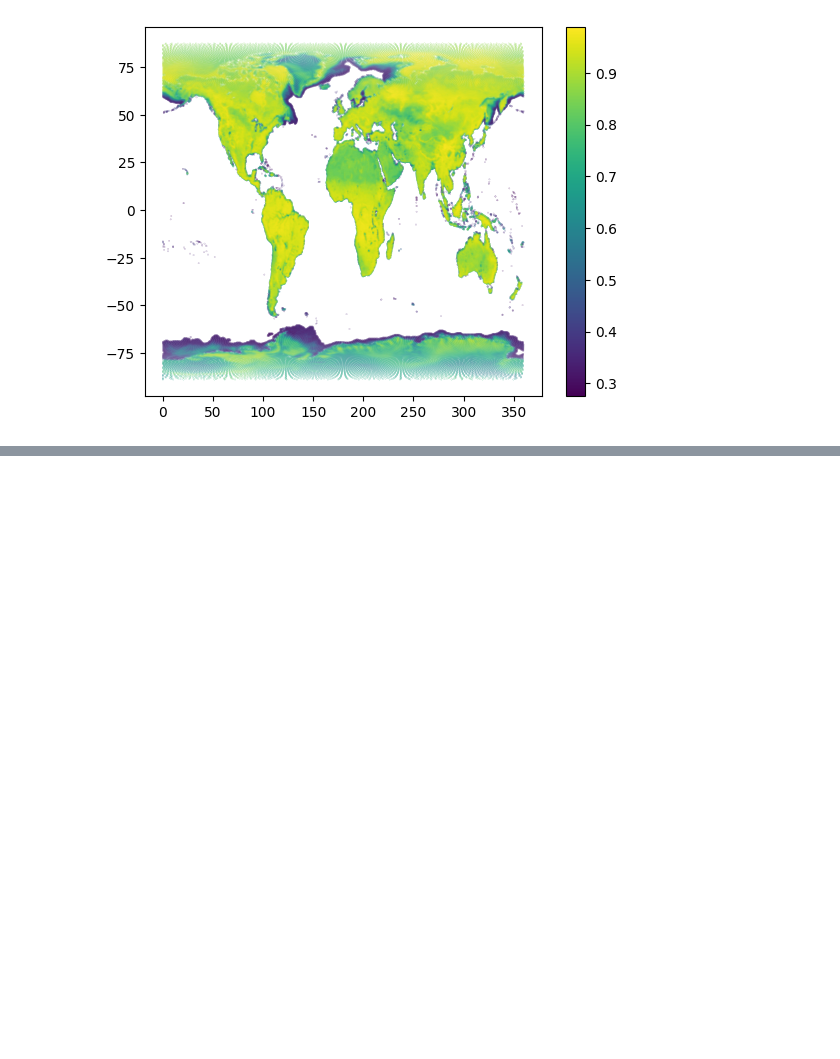
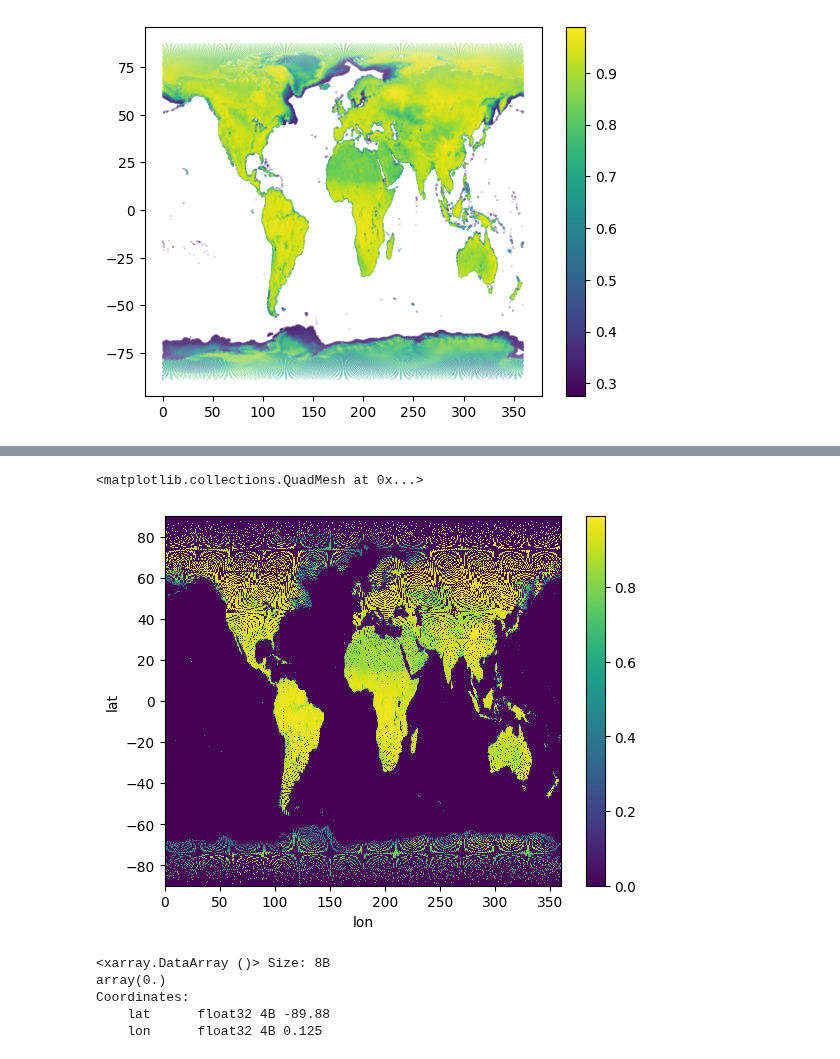
Before and after one commit to AndresTerrer/PMW_LST, a Jupyter notebook: notebooks/TELSEM_atlas_reading.ipynb, the cells around one changed output, grey strips where cells are left out. Drawn from its saved outputs; the diff is of its cells as text; code cells hidden in the pictures; blank space fills up the shorter version.

```diff
--- a/notebooks/TELSEM_atlas_reading.ipynb
+++ b/notebooks/TELSEM_atlas_reading.ipynb
@@ -404,0 +394,50 @@ gdf.plot("Surface_class2")
+# %%
+# Try to create a xr.DataArray from the gdf
+import xarray as xr
+
+# grid_width = 0.25
+# grid_height = 0.25
+# lon_min, lon_max = 0.25, 360
+# lat_min, lat_max = -90, 90
+
+# num_lon_cells = int(np.ceil((lon_max - lon_min) / grid_width))
+# num_lat_cells = int(np.ceil((lat_max - lat_min) / grid_height))
+
+# grid = xr.DataArray(np.zeros((num_lat_cells, num_lon_cells)),
+#                     coords={'lat': np.linspace(lat_min, lat_max, num_lat_cells),
+#                             'lon': np.linspace(lon_min, lon_max, num_lon_cells)},
+#                     dims=['lat', 'lon'])
+
+# Lets load a windsat grid instead
+
+ds = xr.load_dataset(
+    "../data/raw/daily_Windsat/RSS_WINDSAT_DAILY_TBTOA_MAPS_2017_01_01.nc",
+    decode_times=False
+)
+
+lat_values =  ds.latitude.values
+lon_values = ds.longitude.values
+
+grid = xr.DataArray(np.zeros((len(lat_values), len(lon_values))),
+                    coords={'lat': lat_values,
+                            'lon': lon_values},
+                    dims=['lat', 'lon'])
+# %%
+for index, point in gdf.iterrows():
+    lon_idx = int((point.geometry.x - lon_values[0]) / (lon_values[1] - lon_values[0]))
+    lat_idx = int((point.geometry.y - lat_values[0]) / (lat_values[1] - lat_values[0]))
+
+    grid[lat_idx,lon_idx] = gdf["Emis19H"][index]
+
+grid.plot()
+# %% [output]
+<matplotlib.collections.QuadMesh at 0x...>
+[figure, added]
+# %%
+grid.isel(lat=0, lon=0)
+# %% [output]
+<xarray.DataArray ()> Size: 8B
+array(0.)
+Coordinates:
+    lat      float32 4B -89.88
+    lon      float32 4B 0.125
```
Also changed, not shown: parts of 11 cells of this notebook, 1 other file.
